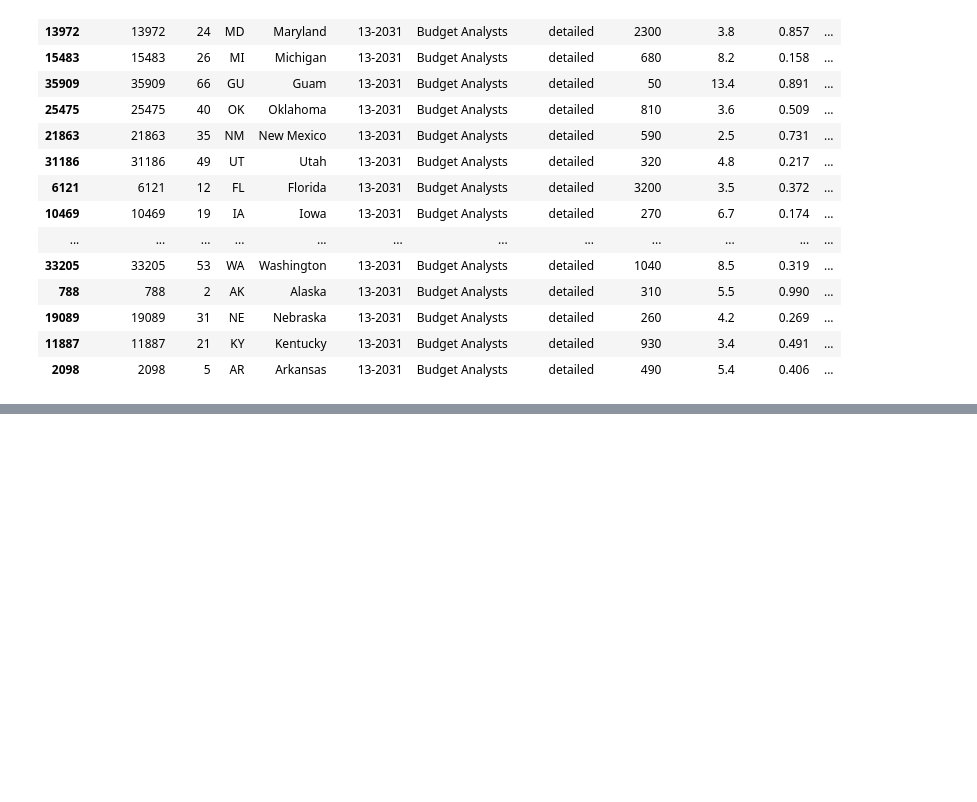
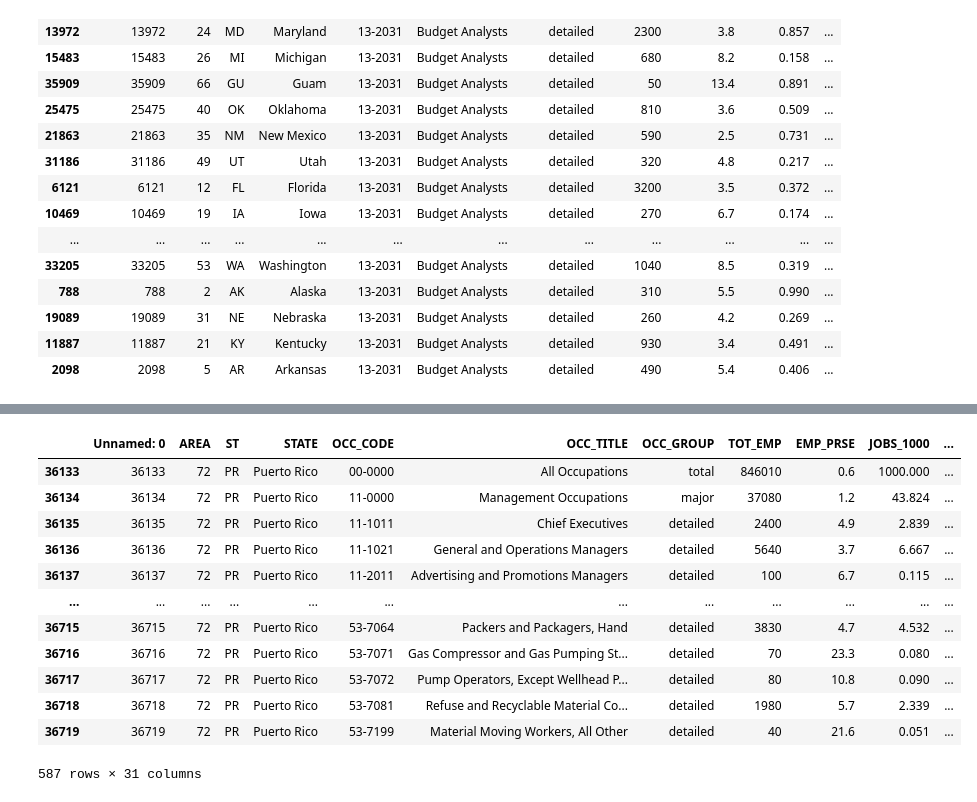
Before and after one commit to MikeDaBossss/Placestolive, a Jupyter notebook: rent.ipynb, the cells around one changed output, grey strips where cells are left out. Saved outputs shown, nothing was run; the diff lists cells and outputs as text; code cells hidden in the pictures; blank space fills up the shorter version.

```diff
--- a/rent.ipynb
+++ b/rent.ipynb
@@ -244,0 +243,2 @@ states_median_income = countyrent.groupby('STATE')['A_MEDIAN'].agg('median')
+# %%
+countyrent['test'] = countyrent.groupby('STATE')['A_MEDIAN'].median()
@@ -336,0 +355,3 @@ The state with the least amount of wage premium for budget analyst compared to t
+# %%
+countyrent['rank'] = countyrent.groupby("OCC_TITLE")["wage_premium"].rank("dense", ascending=False)
+#this groups per job then gets the wage premium column and ranks each group descending
@@ -336,0 +427,16 @@ The state with the least amount of wage premium for budget analyst compared to t
+# %%
+countyrent[countyrent['STATE'] == 'Puerto Rico']
+# %% [output]
+|  | Unnamed: 0 | AREA | ST | STATE | OCC_CODE | OCC_TITLE | OCC_GROUP | TOT_EMP | EMP_PRSE | JOBS_1000 | ... |
+| 36133 | 36133 | 72 | PR | Puerto Rico | 00-0000 | All Occupations | total | 846010 | 0.6 | 1000.000 | ... |
+| 36134 | 36134 | 72 | PR | Puerto Rico | 11-0000 | Management Occupations | major | 37080 | 1.2 | 43.824 | ... |
+| 36135 | 36135 | 72 | PR | Puerto Rico | 11-1011 | Chief Executives | detailed | 2400 | 4.9 | 2.839 | ... |
+| 36136 | 36136 | 72 | PR | Puerto Rico | 11-1021 | General and Operations Managers | detailed | 5640 | 3.7 | 6.667 | ... |
+| 36137 | 36137 | 72 | PR | Puerto Rico | 11-2011 | Advertising and Promotions Managers | detailed | 100 | 6.7 | 0.115 | ... |
+| ... | ... | ... | ... | ... | ... | ... | ... | ... | ... | ... | ... |
+| 36715 | 36715 | 72 | PR | Puerto Rico | 53-7064 | Packers and Packagers, Hand | detailed | 3830 | 4.7 | 4.532 | ... |
+| 36716 | 36716 | 72 | PR | Puerto Rico | 53-7071 | Gas Compressor and Gas Pumping St... | detailed | 70 | 23.3 | 0.080 | ... |
+| 36717 | 36717 | 72 | PR | Puerto Rico | 53-7072 | Pump Operators, Except Wellhead P... | detailed | 80 | 10.8 | 0.090 | ... |
+| 36718 | 36718 | 72 | PR | Puerto Rico | 53-7081 | Refuse and Recyclable Material Co... | detailed | 1980 | 5.7 | 2.339 | ... |
+| 36719 | 36719 | 72 | PR | Puerto Rico | 53-7199 | Material Moving Workers, All Other | detailed | 40 | 21.6 | 0.051 | ... |
+587 rows × 31 columns
```
Also changed, not shown: parts of 14 cells of this notebook.
